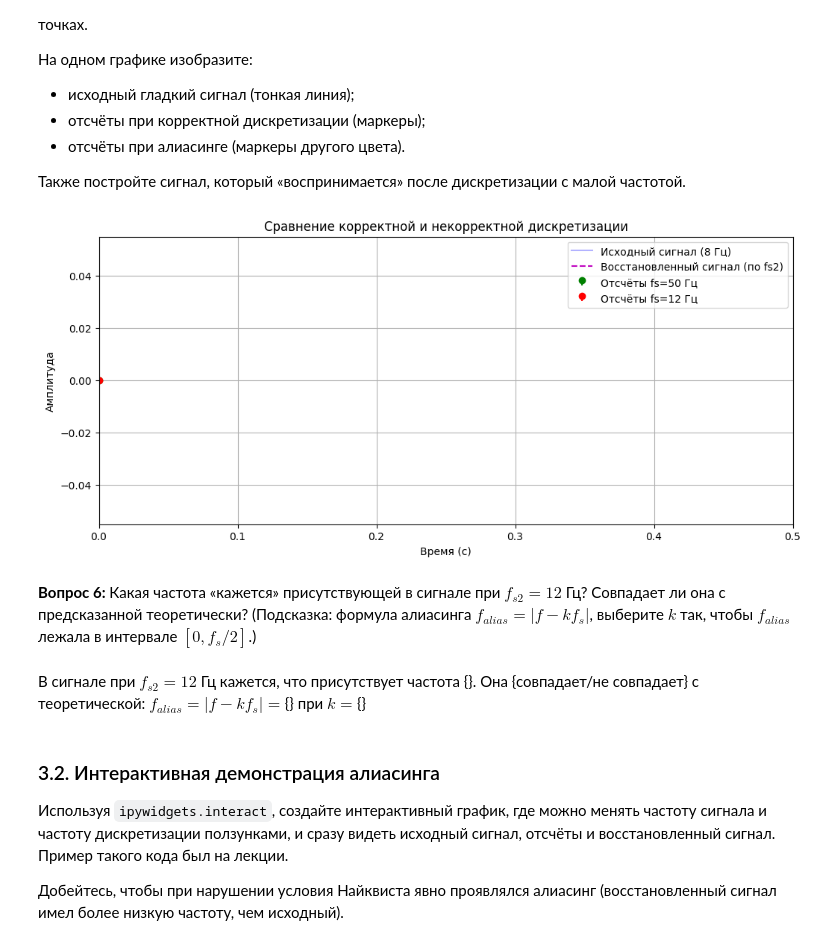
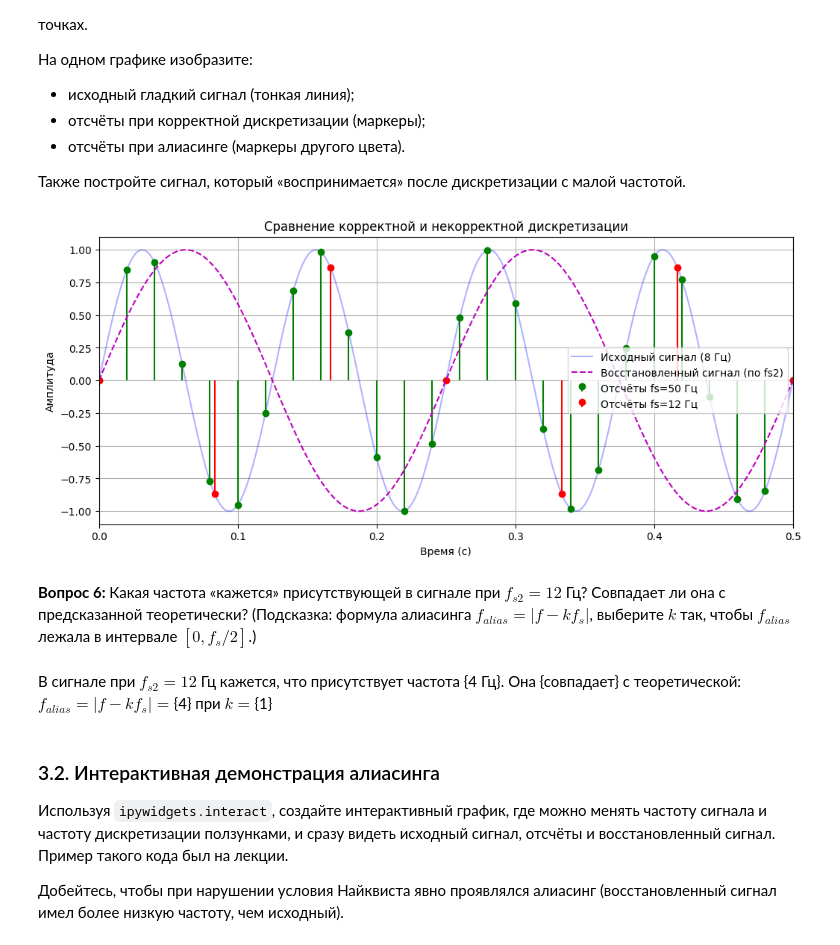
Before and after one commit to Serge6925/dsp-seminars, a Jupyter notebook: seminars/1.ipynb, the cells around one changed output. Cells and saved outputs as stored; diff of their text form; code cells hidden in the pictures.

```diff
--- a/seminars/1.ipynb
+++ b/seminars/1.ipynb
@@ -212,8 +216,11 @@ t_analog = []
 f_signal = 8
 analog_signal = []
 
+t_analog = np.linspace(0, T, int(fs_analog * T), endpoint=False)
+analog_signal = np.sin(2 * np.pi * f_signal * t_analog)
+
 plt.figure(figsize=(12,5))
-plt.plot([], [], 'b-', alpha=0.3, label='Исходный сигнал (8 Гц)')
+plt.plot(t_analog, analog_signal, 'b-', alpha=0.3, label='Исходный сигнал (8 Гц)')
 plt.xlabel('Время (с)')
 plt.ylabel('Амплитуда')
 plt.title('Исходный сигнал (8 Гц)')
@@ -239,34 +246,42 @@ plt.show()
 # %%
 # Частоты дискретизации для эксперимента
 fs1 = 50
 fs2 = 12
 
 # Отсчёты при корректной дискретизации
 t1 = []
 samples1 = []
+t1 = np.arange(0, T, 1/fs1)
+samples1 = np.sin(2 * np.pi * f_signal * t1)
 
 # Отсчёты при некорректной дискретизации (алиасинг)
 t2 = []
 samples2 = []
+t2 = np.arange(0, T, 1/fs2)
+samples2 = np.sin(2 * np.pi * f_signal * t2)
+
+
+f_alias = abs(f_signal - round(f_signal / fs2) * fs2)
+reconstructed = np.sin(2 * np.pi * f_alias * t_analog)
 
 plt.figure(figsize=(12,5))
-plt.plot([], [], 'b-', alpha=0.3, label='Исходный сигнал (8 Гц)')
-plt.stem([0,], [0,], linefmt='g-', markerfmt='go', basefmt=' ', label=f'Отсчёты fs={fs1} Гц')
-plt.stem([0,], [0,], linefmt='r-', markerfmt='ro', basefmt=' ', label=f'Отсчёты fs={fs2} Гц')
-plt.plot([], [], 'm--', label='Восстановленный сигнал (по fs2)')
+plt.plot(t_analog, analog_signal, 'b-', alpha=0.3, label='Исходный сигнал (8 Гц)')
+plt.stem(t1, samples1, linefmt='g-', markerfmt='go', basefmt=' ', label=f'Отсчёты fs={fs1} Гц')
+plt.stem(t2, samples2, linefmt='r-', markerfmt='ro', basefmt=' ', label=f'Отсчёты fs={fs2} Гц')
+plt.plot(t_analog, reconstructed, 'm--', label='Восстановленный сигнал (по fs2)')
 plt.xlabel('Время (с)')
 plt.ylabel('Амплитуда')
 plt.title('Сравнение корректной и некорректной дискретизации')
 plt.legend()
 plt.grid(True)
 plt.xlim(0, 0.5)
 plt.show()
 # %% [output]
-[figure, old version]
+[figure, new version]
 # %% [markdown]
 **Вопрос 6:** Какая частота «кажется» присутствующей в сигнале при $f_{s2}=12$ Гц? Совпадает ли она с предсказанной теоретически? (Подсказка: формула алиасинга $f_{alias} = |f - k f_s|$, выберите $k$ так, чтобы $f_{alias}$ лежала в интервале $[0, f_s/2]$.)
 # %% [markdown]
-В сигнале при $f_{s2}=12$ Гц кажется, что присутствует частота {}. Она {совпадает/не совпадает} с теоретической: $f_{alias} = |f - k f_s| =${} при $k=${}
+В сигнале при $f_{s2}=12$ Гц кажется, что присутствует частота {4 Гц}. Она {совпадает} с теоретической: $f_{alias} = |f - k f_s| =${4} при $k=${1}
 # %% [markdown]
 ### 3.2. Интерактивная демонстрация алиасинга
 
```
Also changed, not shown: parts of 5 cells of this notebook.
